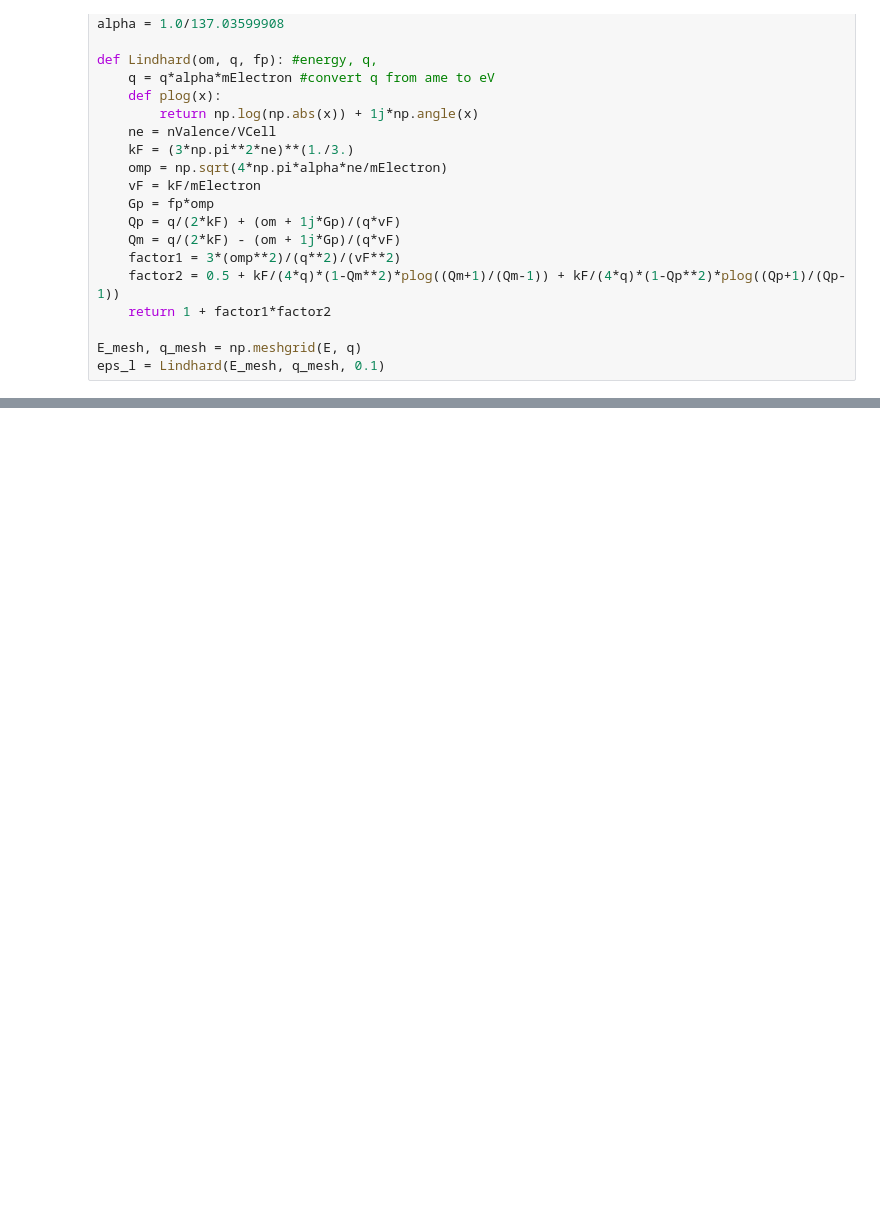
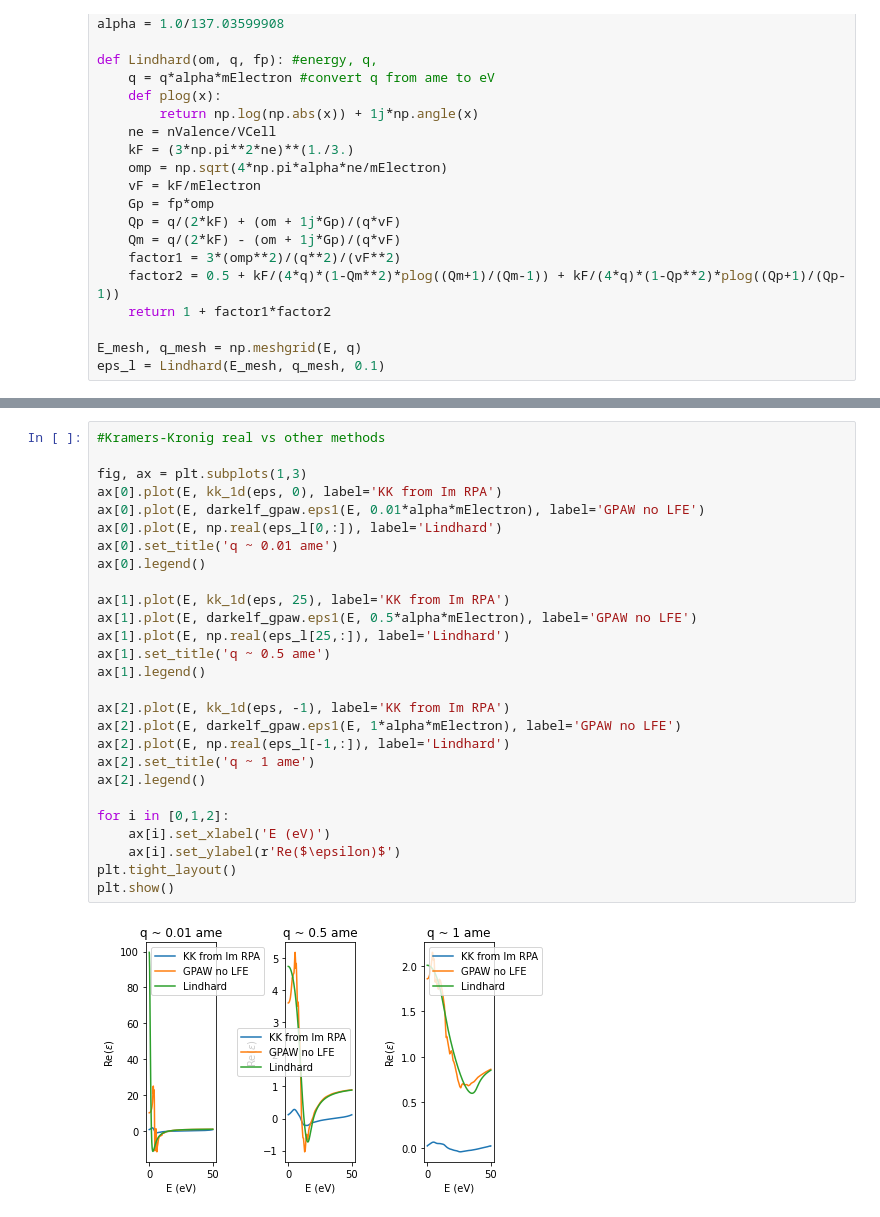
Before and after one commit to meganhott/QCDark2, a Jupyter notebook: plots.ipynb, the cells around one changed output, grey strips where cells are left out. Cells and saved outputs as stored; diff of their text form; blank space fills up the shorter version.

```diff
--- a/plots.ipynb
+++ b/plots.ipynb
@@ -168,0 +251,29 @@ plt.show()
+# %%
+#Kramers-Kronig real vs other methods
+
+fig, ax = plt.subplots(1,3)
+ax[0].plot(E, kk_1d(eps, 0), label='KK from Im RPA')
+ax[0].plot(E, darkelf_gpaw.eps1(E, 0.01*alpha*mElectron), label='GPAW no LFE')
+ax[0].plot(E, np.real(eps_l[0,:]), label='Lindhard')
+ax[0].set_title('q ~ 0.01 ame')
+ax[0].legend()
+
+ax[1].plot(E, kk_1d(eps, 25), label='KK from Im RPA')
+ax[1].plot(E, darkelf_gpaw.eps1(E, 0.5*alpha*mElectron), label='GPAW no LFE')
+ax[1].plot(E, np.real(eps_l[25,:]), label='Lindhard')
+ax[1].set_title('q ~ 0.5 ame')
+ax[1].legend()
+
+ax[2].plot(E, kk_1d(eps, -1), label='KK from Im RPA')
+ax[2].plot(E, darkelf_gpaw.eps1(E, 1*alpha*mElectron), label='GPAW no LFE')
+ax[2].plot(E, np.real(eps_l[-1,:]), label='Lindhard')
+ax[2].set_title('q ~ 1 ame')
+ax[2].legend()
+
+for i in [0,1,2]:
+    ax[i].set_xlabel('E (eV)')
+    ax[i].set_ylabel(r'Re($\epsilon)$')
+plt.tight_layout()
+plt.show()
+# %% [output]
+[figure, added]
```
Also changed, not shown: parts of 8 cells of this notebook.
